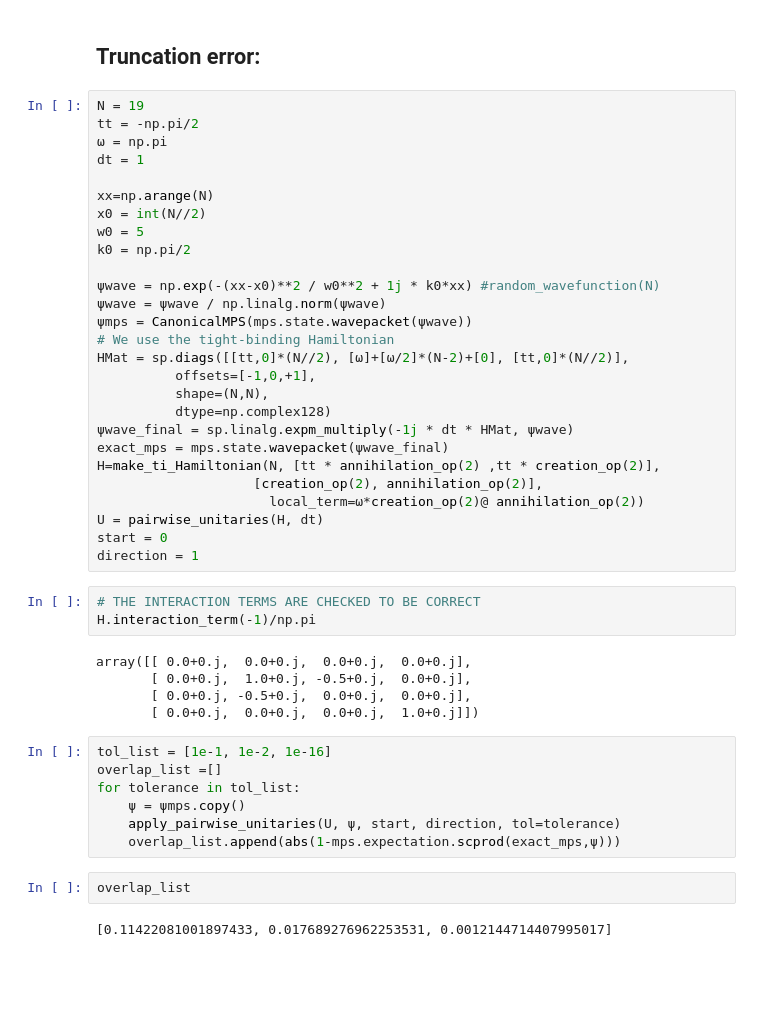
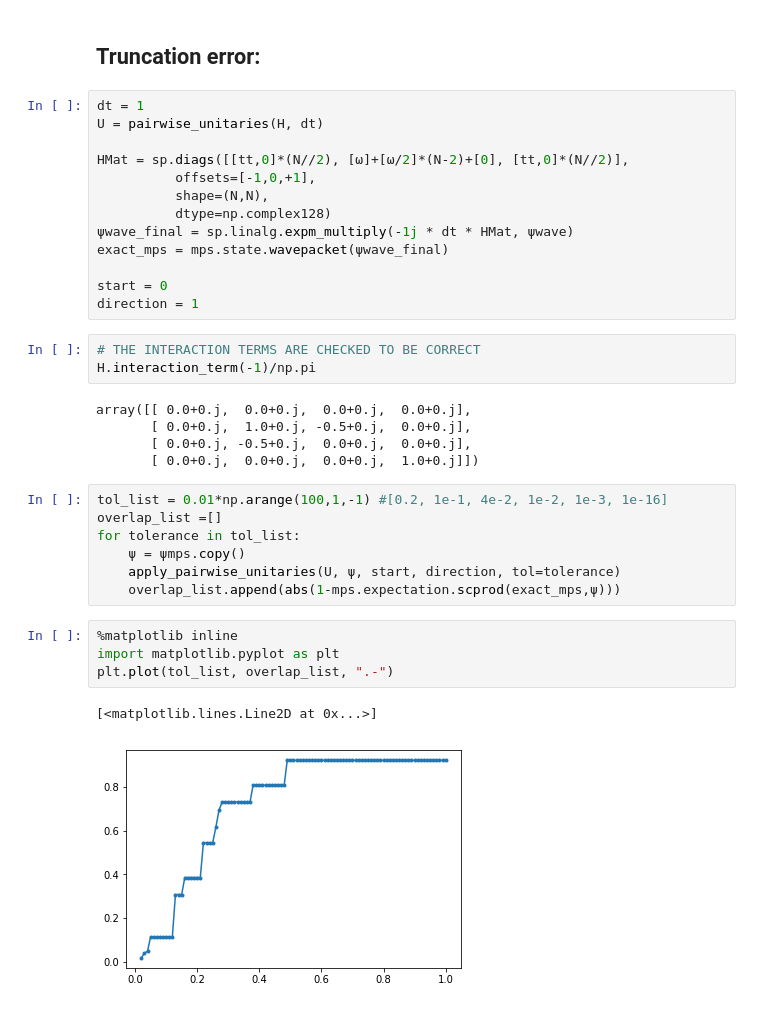
Before and after one commit to juanjosegarciaripoll/seemps, a Jupyter notebook: old/File 4a - Time evolution - TEBD.ipynb, the cells around one changed output. Cells and saved outputs as stored; diff of their text form; blank space fills up the shorter version.

```diff
--- a/old/File 4a - Time evolution - TEBD.ipynb
+++ b/old/File 4a - Time evolution - TEBD.ipynb
@@ -370,30 +474,16 @@ OK
 # %% [markdown]
 ## Truncation error:
 # %%
-N = 19
-tt = -np.pi/2
-ω = np.pi
 dt = 1
+U = pairwise_unitaries(H, dt)
 
-xx=np.arange(N)
-x0 = int(N//2)
-w0 = 5
-k0 = np.pi/2
-
-ψwave = np.exp(-(xx-x0)**2 / w0**2 + 1j * k0*xx) #random_wavefunction(N)
-ψwave = ψwave / np.linalg.norm(ψwave)
-ψmps = CanonicalMPS(mps.state.wavepacket(ψwave))
-# We use the tight-binding Hamiltonian
 HMat = sp.diags([[tt,0]*(N//2), [ω]+[ω/2]*(N-2)+[0], [tt,0]*(N//2)],
           offsets=[-1,0,+1],
           shape=(N,N),
           dtype=np.complex128)
 ψwave_final = sp.linalg.expm_multiply(-1j * dt * HMat, ψwave)
 exact_mps = mps.state.wavepacket(ψwave_final)
-H=make_ti_Hamiltonian(N, [tt * annihilation_op(2) ,tt * creation_op(2)],
-                    [creation_op(2), annihilation_op(2)],
-                      local_term=ω*creation_op(2)@ annihilation_op(2))
-U = pairwise_unitaries(H, dt)
+
 start = 0
 direction = 1
 # %%
@@ -405,13 +495,16 @@ array([[ 0.0+0.j,  0.0+0.j,  0.0+0.j,  0.0+0.j],
        [ 0.0+0.j, -0.5+0.j,  0.0+0.j,  0.0+0.j],
        [ 0.0+0.j,  0.0+0.j,  0.0+0.j,  1.0+0.j]])
 # %%
-tol_list = [1e-1, 1e-2, 1e-16]
+tol_list = 0.01*np.arange(100,1,-1) #[0.2, 1e-1, 4e-2, 1e-2, 1e-3, 1e-16]
 overlap_list =[]
 for tolerance in tol_list:
     ψ = ψmps.copy()
     apply_pairwise_unitaries(U, ψ, start, direction, tol=tolerance)
     overlap_list.append(abs(1-mps.expectation.scprod(exact_mps,ψ)))
-# %%
-overlap_list
-# %% [output]
-[0.11422081001897433, 0.017689276962253531, 0.0012144714407995017]
+# %%
+%matplotlib inline
+import matplotlib.pyplot as plt
+plt.plot(tol_list, overlap_list, ".-")
+# %% [output]
+[<matplotlib.lines.Line2D at 0x...>]
+[figure, added]
```
Also changed, not shown: parts of 9 cells of this notebook, 3 other files.
